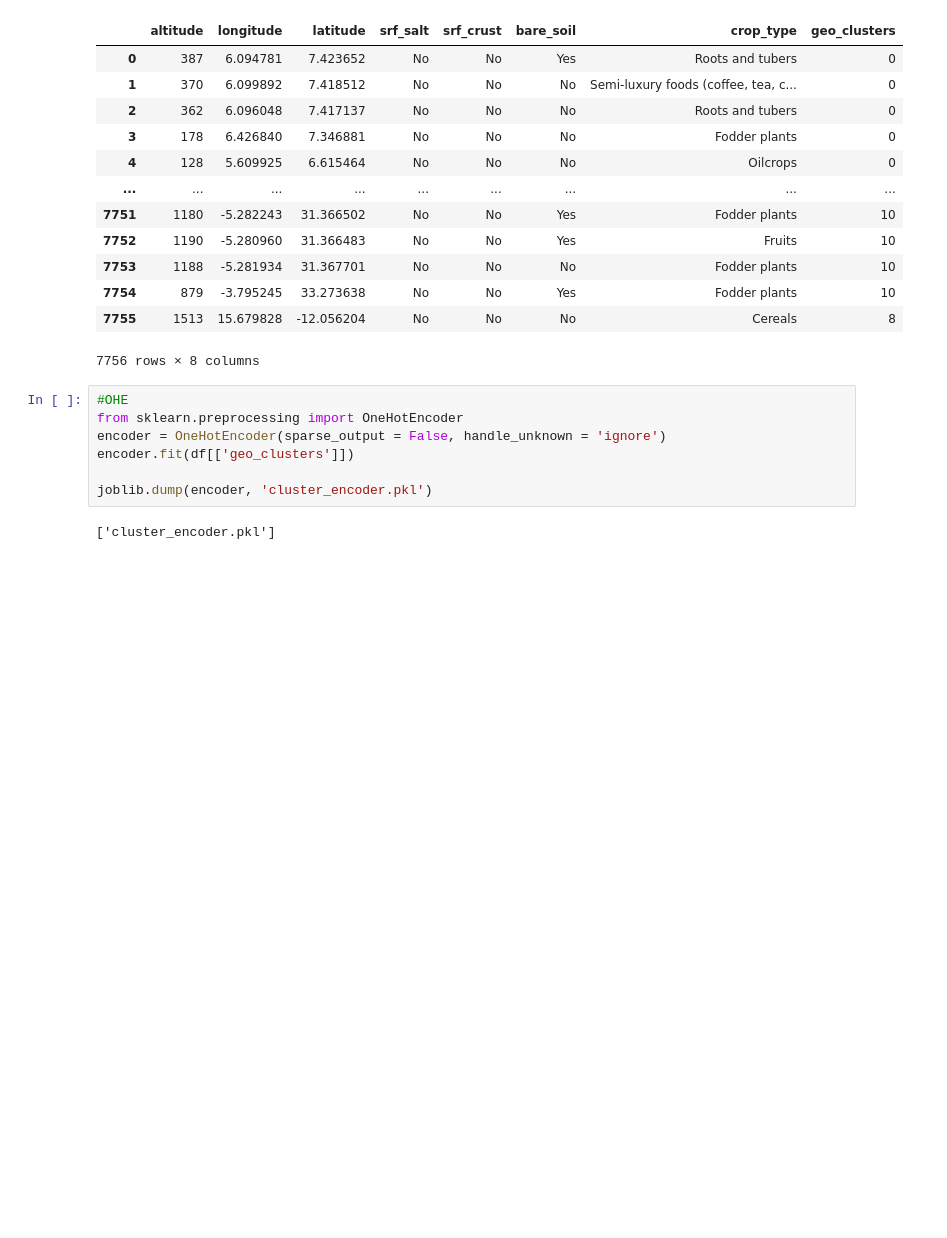
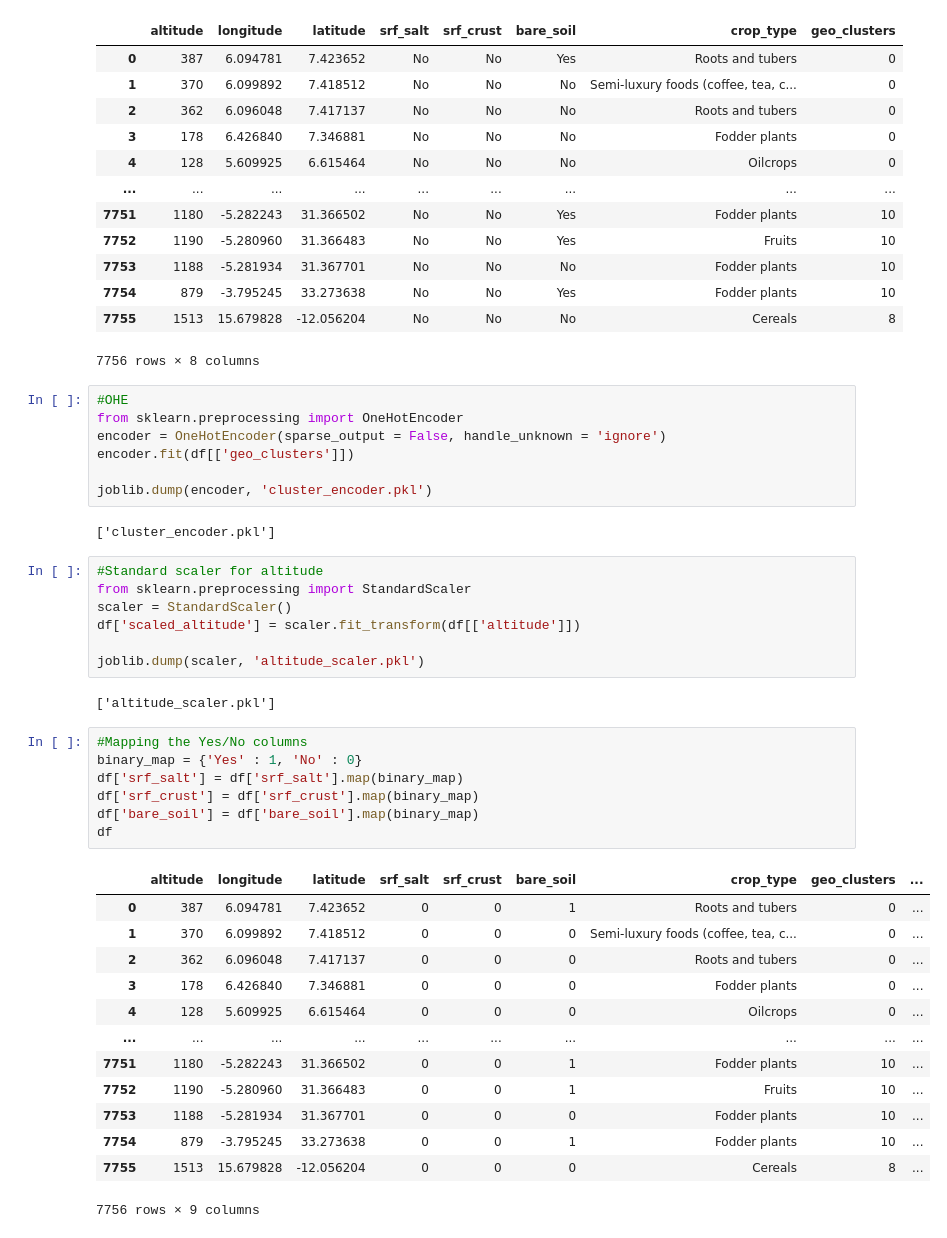
Before and after one commit to naythe10/nathan-crop-predictor-demo, a Jupyter notebook: ml_training.ipynb, the cells around one changed output. Drawn from its saved outputs; the diff is of its cells as text; blank space fills up the shorter version.

```diff
--- a/ml_training.ipynb
+++ b/ml_training.ipynb
@@ -211,3 +211,33 @@ encoder.fit(df[['geo_clusters']])
 joblib.dump(encoder, 'cluster_encoder.pkl')
 # %% [output]
 ['cluster_encoder.pkl']
+# %%
+#Standard scaler for altitude
+from sklearn.preprocessing import StandardScaler
+scaler = StandardScaler()
+df['scaled_altitude'] = scaler.fit_transform(df[['altitude']])
+
+joblib.dump(scaler, 'altitude_scaler.pkl')
+# %% [output]
+['altitude_scaler.pkl']
+# %%
+#Mapping the Yes/No columns
+binary_map = {'Yes' : 1, 'No' : 0}
+df['srf_salt'] = df['srf_salt'].map(binary_map)
+df['srf_crust'] = df['srf_crust'].map(binary_map)
+df['bare_soil'] = df['bare_soil'].map(binary_map)
+df
+# %% [output]
+|  | altitude | longitude | latitude | srf_salt | srf_crust | bare_soil | crop_type | geo_clusters | ... |
+| 0 | 387 | 6.094781 | 7.423652 | 0 | 0 | 1 | Roots and tubers | 0 | ... |
+| 1 | 370 | 6.099892 | 7.418512 | 0 | 0 | 0 | Semi-luxury foods (coffee, tea, c... | 0 | ... |
+| 2 | 362 | 6.096048 | 7.417137 | 0 | 0 | 0 | Roots and tubers | 0 | ... |
+| 3 | 178 | 6.426840 | 7.346881 | 0 | 0 | 0 | Fodder plants | 0 | ... |
+| 4 | 128 | 5.609925 | 6.615464 | 0 | 0 | 0 | Oilcrops | 0 | ... |
+| ... | ... | ... | ... | ... | ... | ... | ... | ... | ... |
+| 7751 | 1180 | -5.282243 | 31.366502 | 0 | 0 | 1 | Fodder plants | 10 | ... |
+| 7752 | 1190 | -5.280960 | 31.366483 | 0 | 0 | 1 | Fruits | 10 | ... |
+| 7753 | 1188 | -5.281934 | 31.367701 | 0 | 0 | 0 | Fodder plants | 10 | ... |
+| 7754 | 879 | -3.795245 | 33.273638 | 0 | 0 | 1 | Fodder plants | 10 | ... |
+| 7755 | 1513 | 15.679828 | -12.056204 | 0 | 0 | 0 | Cereals | 8 | ... |
+7756 rows × 9 columns
```
Also changed, not shown: parts of 1 cell of this notebook, 2 other files.
